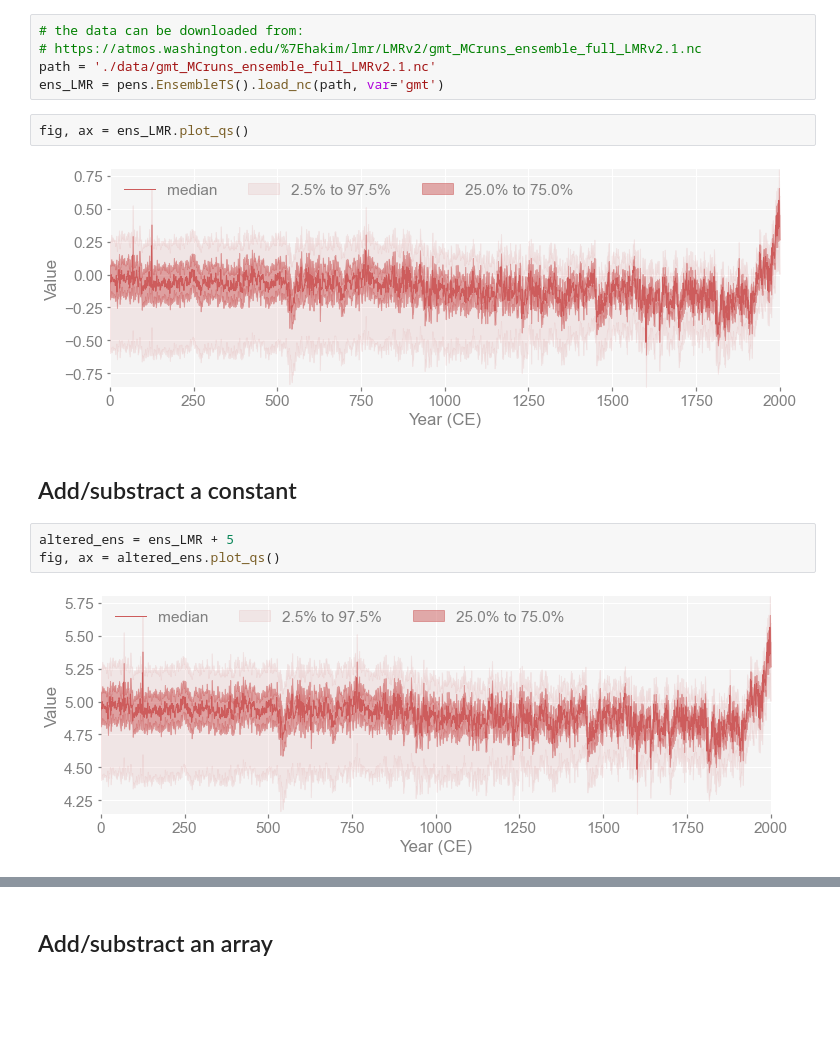
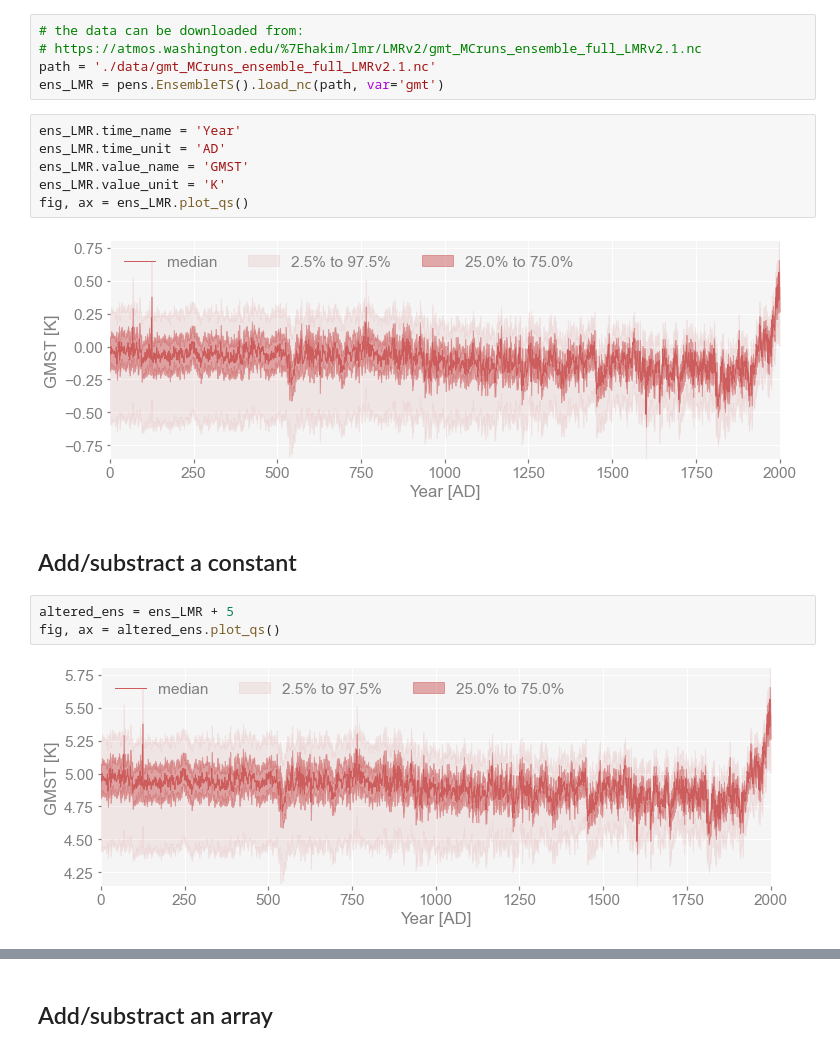
Before and after one commit to LinkedEarth/pens, a Jupyter notebook: docsrc/notebooks/operators.ipynb, the cells around one changed output, grey strips where cells are left out. Drawn from its saved outputs; the diff is of its cells as text; blank space fills up the shorter version.

```diff
--- a/docsrc/notebooks/operators.ipynb
+++ b/docsrc/notebooks/operators.ipynb
@@ -13,17 +13,21 @@ import numpy as np
 # https://atmos.washington.edu/%7Ehakim/lmr/LMRv2/gmt_MCruns_ensemble_full_LMRv2.1.nc
 path = './data/gmt_MCruns_ensemble_full_LMRv2.1.nc'
 ens_LMR = pens.EnsembleTS().load_nc(path, var='gmt')
-# %%
-fig, ax = ens_LMR.plot_qs()
-# %% [output]
-[figure, removed]
+# %%
+ens_LMR.time_name = 'Year'
+ens_LMR.time_unit = 'AD'
+ens_LMR.value_name = 'GMST'
+ens_LMR.value_unit = 'K'
+fig, ax = ens_LMR.plot_qs()
+# %% [output]
+[figure, added]
 # %% [markdown]
 ## Add/substract a constant
 # %%
 altered_ens = ens_LMR + 5
 fig, ax = altered_ens.plot_qs()
 # %% [output]
-[figure, old version]
+[figure, new version]
 # %%
 altered_ens = ens_LMR - 5
 fig, ax = altered_ens.plot_qs()
```
Also changed, not shown: parts of 13 cells of this notebook, 1 other file.
